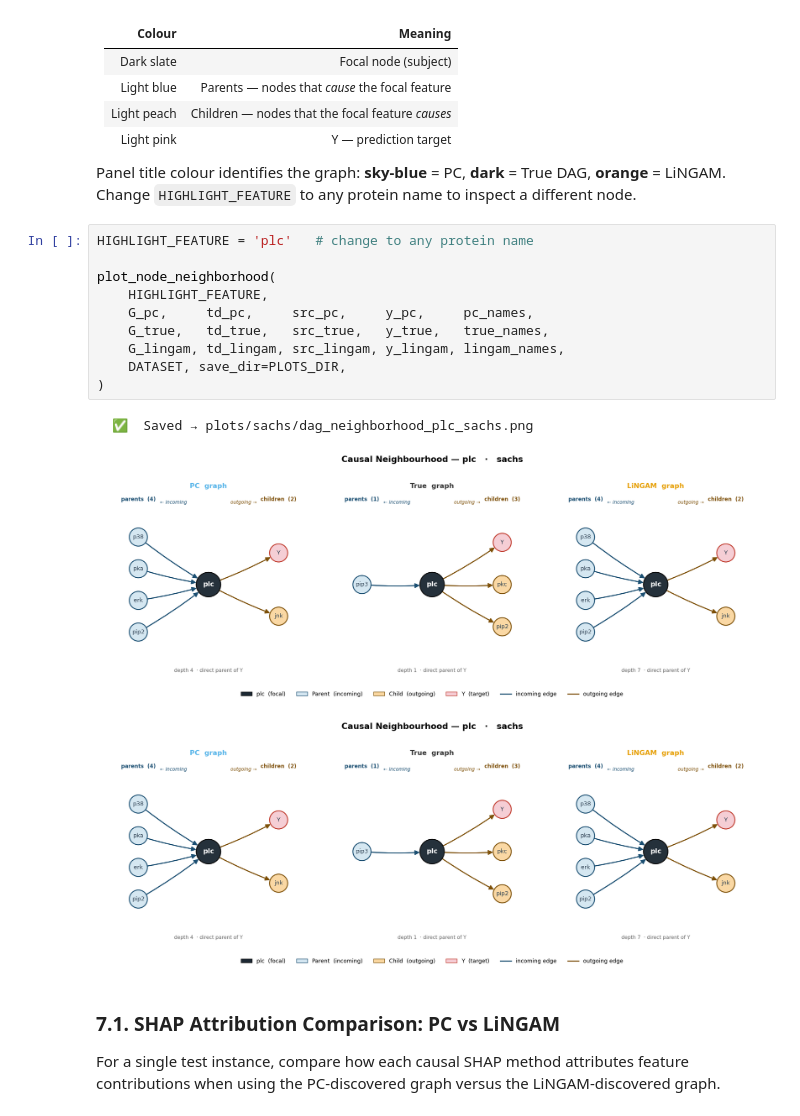
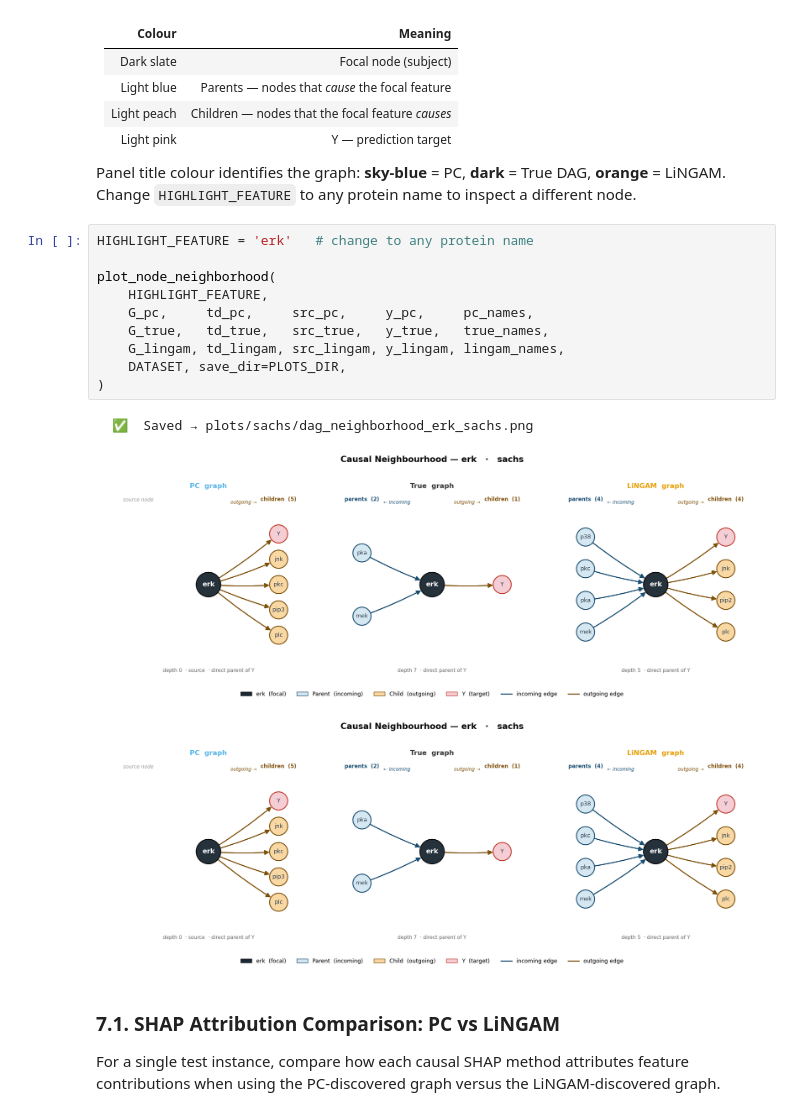
Before and after one commit to juanriosg12/master_thesis, a Jupyter notebook: notebooks/real_data_analysis.ipynb, the cells around one changed output. Saved outputs shown, nothing was run; the diff lists cells and outputs as text.

```diff
--- a/notebooks/real_data_analysis.ipynb
+++ b/notebooks/real_data_analysis.ipynb
@@ -467,19 +467,19 @@ nothing else. Designed for qualitative comparison in the thesis.
 Panel title colour identifies the graph: **sky-blue** = PC, **dark** = True DAG, **orange** = LiNGAM.
 Change `HIGHLIGHT_FEATURE` to any protein name to inspect a different node.
 # %%
-HIGHLIGHT_FEATURE = 'plc'   # change to any protein name
+HIGHLIGHT_FEATURE = 'erk'   # change to any protein name
 
 plot_node_neighborhood(
     HIGHLIGHT_FEATURE,
     G_pc,     td_pc,     src_pc,     y_pc,     pc_names,
     G_true,   td_true,   src_true,   y_true,   true_names,
     G_lingam, td_lingam, src_lingam, y_lingam, lingam_names,
     DATASET, save_dir=PLOTS_DIR,
 )
 # %% [output]
-  ✅  Saved → plots/sachs/dag_neighborhood_plc_sachs.png
+  ✅  Saved → plots/sachs/dag_neighborhood_erk_sachs.png
-[figure, old version]
+[figure, new version]
-[figure, old version]
+[figure, new version]
 # %% [markdown]
 ### 7.1. SHAP Attribution Comparison: PC vs LiNGAM
 
```
Also changed, not shown: parts of 2 cells of this notebook, 1 other file.
